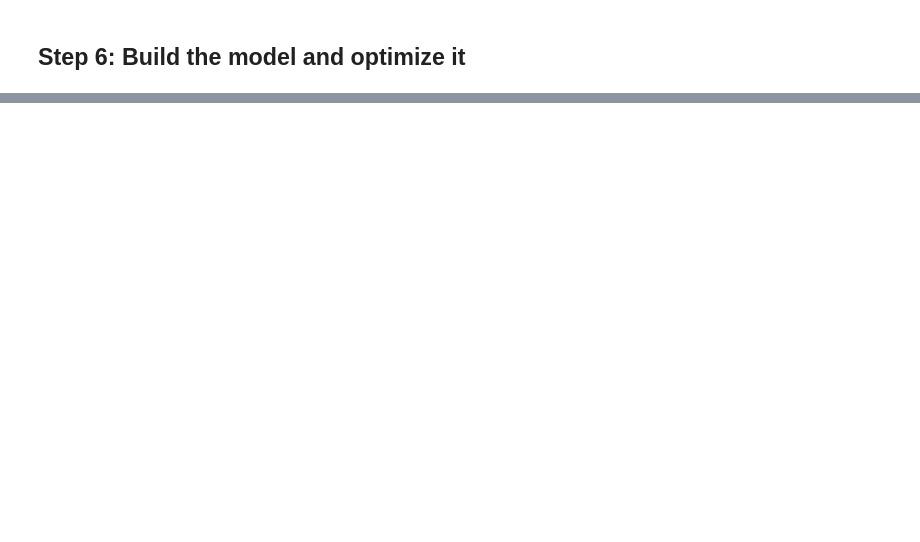
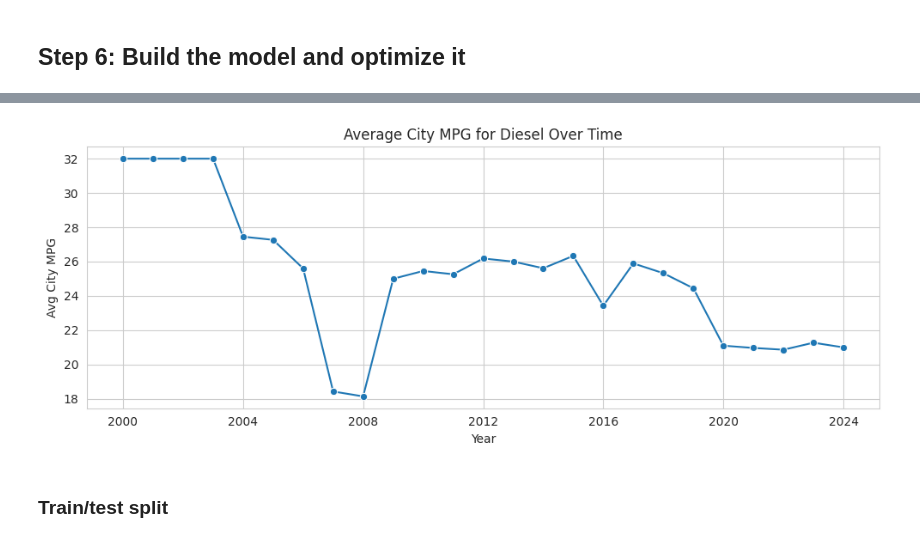
Before and after one commit to 4GeeksAcademy/World-Data-Final-Project, a Jupyter notebook: src/exploreclean_feedback.ipynb, the cells around one changed output, grey strips where cells are left out. Drawn from its saved outputs; the diff is of its cells as text; code cells hidden in the pictures; blank space fills up the shorter version.

Commit message:
Simple time series example

```diff
--- a/src/exploreclean_feedback.ipynb
+++ b/src/exploreclean_feedback.ipynb
@@ -359,2 +366,15 @@ plt.show()
 # %% [markdown]
 ## Step 6: Build the model and optimize it
+# %%
+# Subset for records where 'Fuel' is 'Diesel'
+fuel_subset = aggregated_df[aggregated_df['Fuel'] == 'Diesel']
+
+# Drop 'Fuel' column
+fuel_subset = fuel_subset[['Year', 'Avg City MPG']]
+
+# Set index to 'Year'
+fuel_subset = fuel_subset.set_index('Year')
+
+# Obtain time series data
+ts = fuel_subset['Avg City MPG']
+ts
@@ -360,0 +399,23 @@ plt.show()
+# %%
+# Set the style
+sns.set_style("whitegrid")
+
+# Create the plot
+plt.figure(figsize=(10, 4))
+sns.lineplot(data=ts, marker='o', legend=False)
+
+# Set the title and labels
+plt.title('Average City MPG for Diesel Over Time')
+plt.xlabel('Year')
+plt.ylabel('Avg City MPG')
+
+# Tilt the x-axis labels
+# plt.xticks(rotation=45)
+
+# Show the plot
+plt.tight_layout()
+plt.show()
+# %% [output]
+[figure, added]
+# %% [markdown]
+### Train/test split
```
Also changed, not shown: parts of 28 cells of this notebook.
